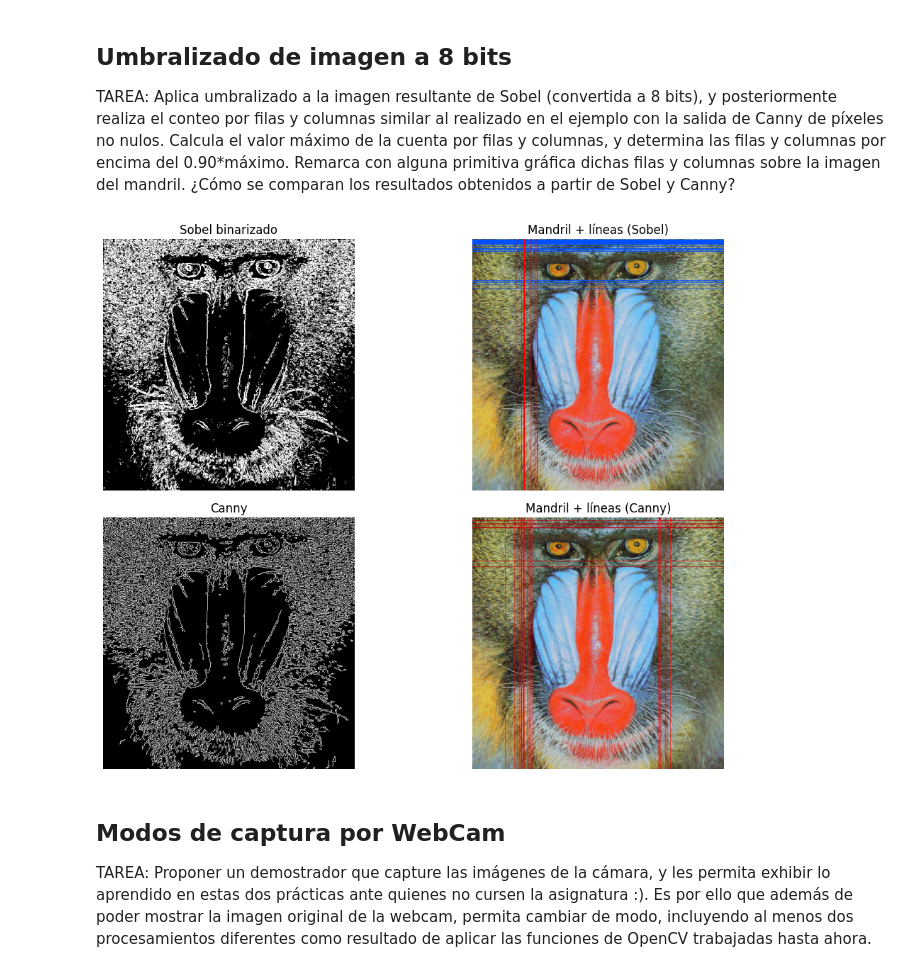
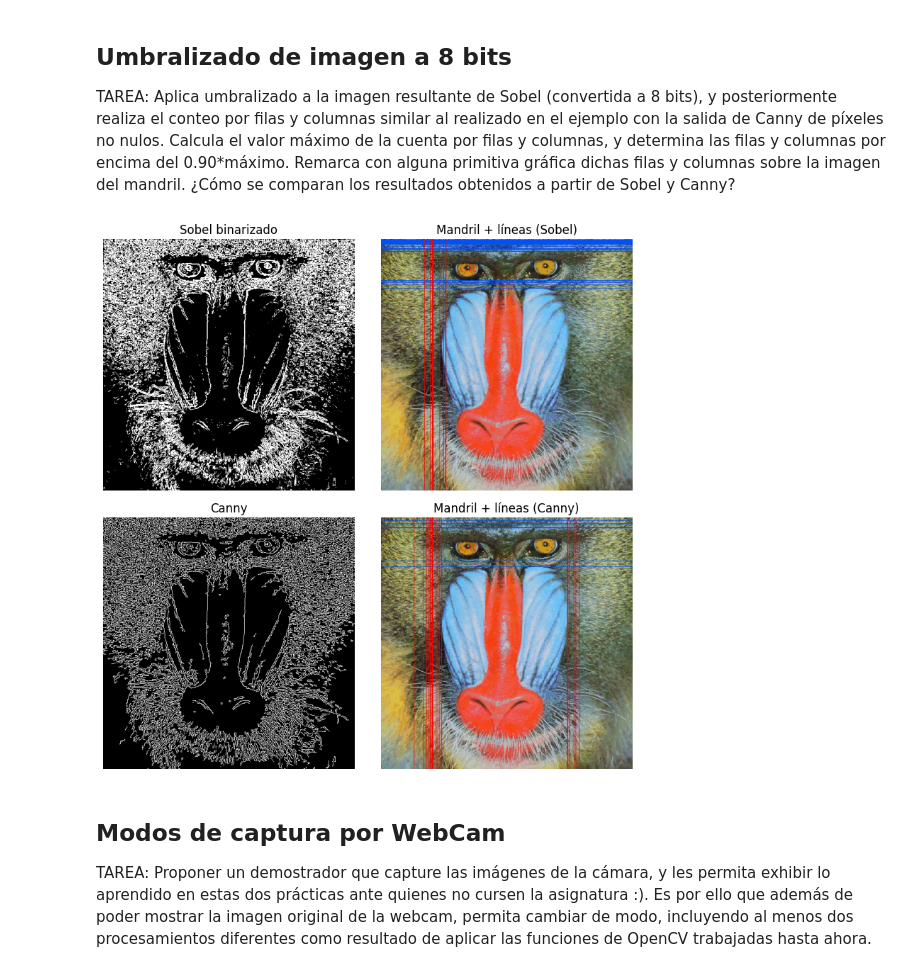
Before and after one commit to ivanperezdiaz829/Computer_Vision, a Jupyter notebook: VC_P2/Exercises_P2.ipynb, the cells around one changed output. Saved outputs shown, nothing was run; the diff lists cells and outputs as text; code cells hidden in the pictures.

```diff
--- a/VC_P2/Exercises_P2.ipynb
+++ b/VC_P2/Exercises_P2.ipynb
@@ -51,6 +51,8 @@ TAREA: Realiza la cuenta de píxeles blancos por filas (en lugar de por columnas
 
 TAREA: Aplica umbralizado a la imagen resultante de Sobel (convertida a 8 bits), y posteriormente realiza el conteo por filas y columnas similar al realizado en el ejemplo con la salida de Canny de píxeles no nulos. Calcula el valor máximo de la cuenta por filas y columnas, y determina las filas y columnas por encima del 0.90*máximo. Remarca con alguna primitiva gráfica dichas filas y columnas sobre la imagen del mandril. ¿Cómo se comparan los resultados obtenidos a partir de Sobel y Canny?
 # %%
+plt.figure(figsize=(8,8))
+
 sobelx = cv2.Sobel(gray_img, cv2.CV_64F, 1, 0)
 sobely = cv2.Sobel(gray_img, cv2.CV_64F, 0, 1)
 sobel_magnitude = cv2.magnitude(sobelx, sobely)
@@ -73,52 +75,47 @@ for r in rows_selected:
 for c in cols_selected:
     cv2.line(sobel_marked, (c, 0), (c, sobel_marked.shape[0]), (255, 0, 0), 1)
 
-# ================================
-#   CANNY
-# ================================
+plt.subplot(2,2,1)
+plt.title("Sobel binarizado")
+plt.axis("off")
+plt.imshow(sobel_bin, cmap="gray")
+
+plt.subplot(2,2,2)
+plt.title("Mandril + líneas (Sobel)")
+plt.axis("off")
+plt.imshow(sobel_marked)
+
 canny = cv2.Canny(gray_img, 100, 200)
 
 row_counts_c = cv2.reduce(canny, 1, cv2.REDUCE_SUM, dtype=cv2.CV_32SC1)[:,0] // 255
 col_counts_c = cv2.reduce(canny, 0, cv2.REDUCE_SUM, dtype=cv2.CV_32SC1)[0] // 255
 
 max_rows_c = np.max(row_counts_c)
 max_cols_c = np.max(col_counts_c)
 
 rows_selected_c = np.where(row_counts_c >= 0.9 * max_rows_c)[0]
 cols_selected_c = np.where(col_counts_c >= 0.9 * max_cols_c)[0]
 
 canny_marked = image_rgb.copy()
 for r in rows_selected_c:
-    cv2.line(canny_marked, (0, r), (canny_marked.shape[1], r), (200, 0, 0), 1)
+    cv2.line(canny_marked, (0, r), (canny_marked.shape[1], r), (0, 80, 255), 1)
 for c in cols_selected_c:
     cv2.line(canny_marked, (c, 0), (c, canny_marked.shape[0]), (255, 0, 0), 1)
-
-plt.figure(figsize=(12,8))
-
-plt.subplot(2,2,1)
-plt.title("Sobel binarizado")
-plt.axis("off")
-plt.imshow(sobel_bin, cmap="gray")
-
-plt.subplot(2,2,2)
-plt.title("Mandril + líneas (Sobel)")
-plt.axis("off")
-plt.imshow(sobel_marked)
 
 plt.subplot(2,2,3)
 plt.title("Canny")
 plt.axis("off")
 plt.imshow(canny, cmap="gray")
 
 plt.subplot(2,2,4)
 plt.title("Mandril + líneas (Canny)")
 plt.axis("off")
 plt.imshow(canny_marked)
 
 plt.tight_layout()
 plt.show()
 # %% [output]
-[figure, old version]
+[figure, new version]
 # %% [markdown]
 ## Modos de captura por WebCam
 
```
